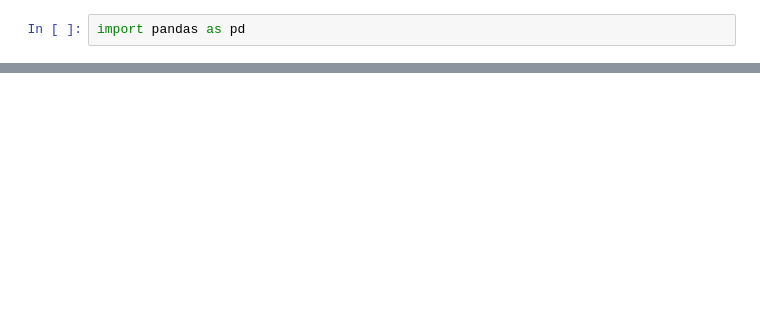
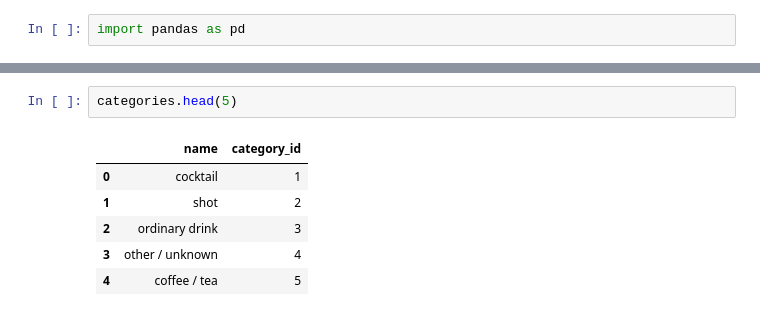
Before and after one commit to lethanhdatphumy/Cocktail-Recommendation-System, a Jupyter notebook: notebooks/03-normalization.ipynb, the cells around one changed output, grey strips where cells are left out. Saved outputs shown, nothing was run; the diff lists cells and outputs as text; blank space fills up the shorter version.

```diff
--- a/notebooks/03-normalization.ipynb
+++ b/notebooks/03-normalization.ipynb
@@ -13,0 +25,9 @@ df.head(5)
+# %%
+categories.head(5)
+# %% [output]
+|  | name | category_id |
+| 0 | cocktail | 1 |
+| 1 | shot | 2 |
+| 2 | ordinary drink | 3 |
+| 3 | other / unknown | 4 |
+| 4 | coffee / tea | 5 |
```
Also changed, not shown: parts of 6 cells of this notebook, 1 other file.
